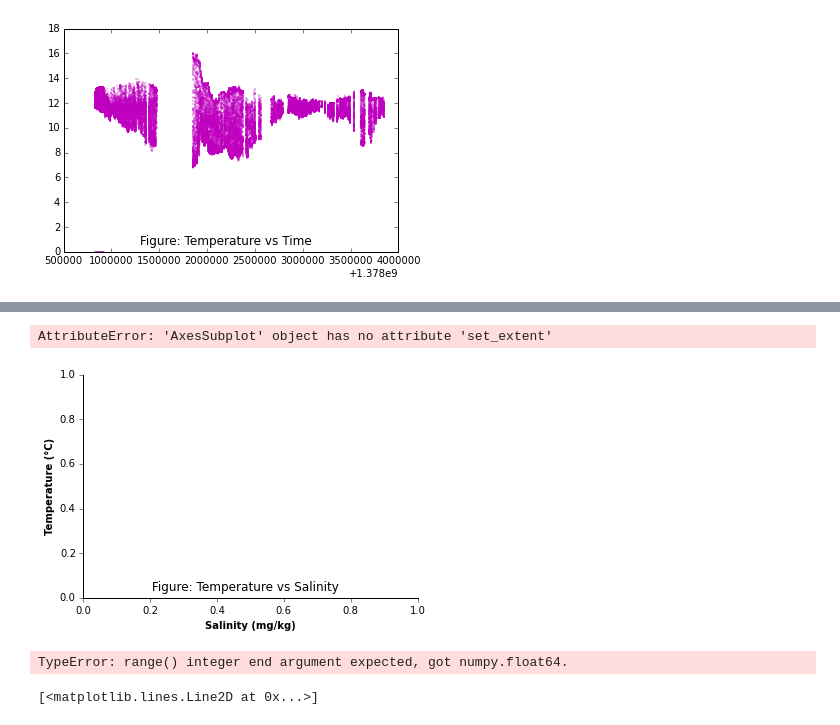
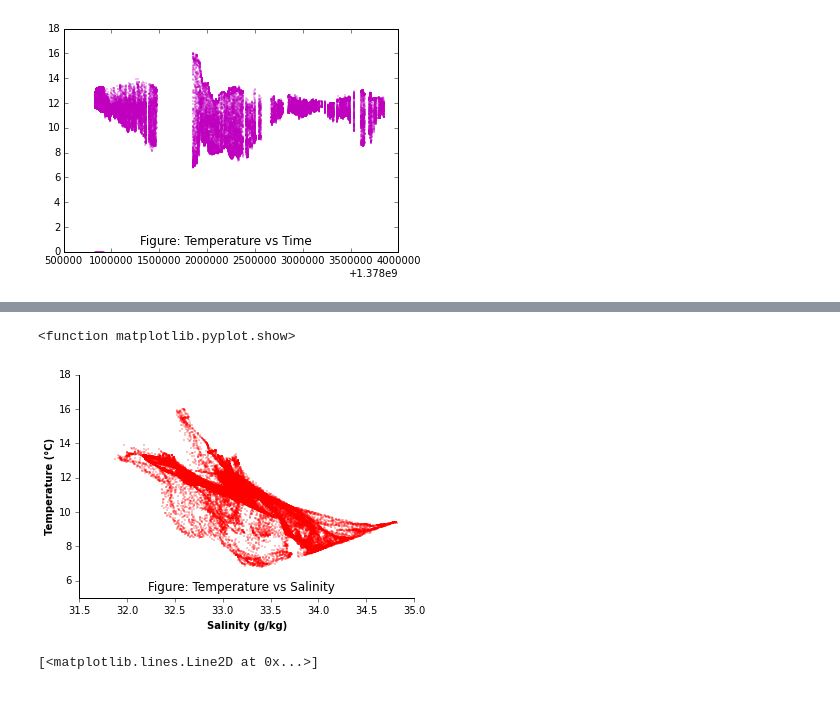
Before and after one commit to duncombe-noaa/system-test, a Jupyter notebook: Theme_4_Glider_Data_Visualization/Glider_Data/Glider_Data_Read.ipynb, the cells around one changed output, grey strips where cells are left out. Drawn from its saved outputs; the diff is of its cells as text; code cells hidden in the pictures.

```diff
--- a/Theme_4_Glider_Data_Visualization/Glider_Data/Glider_Data_Read.ipynb
+++ b/Theme_4_Glider_Data_Visualization/Glider_Data/Glider_Data_Read.ipynb
@@ -129,3 +130,9 @@ plt.show
 # %% [output]
 <function matplotlib.pyplot.show>
 [figure]
+# %%
+
+i=salt[:]>30
+x=salt[:]
+y=time[:]
+plt.plot(y[i],x[i])
@@ -132,45 +142,45 @@ plt.show
 # %%
 
 s=salt[:]
 t=temp[:]
-
+d=dens[:]
 
 fig=plt.figure()
 ax = fig.add_subplot(111)
 desc='Figure: Temperature vs Salinity'
 
 plt.figtext(0.5,0.15,desc,fontsize=12,ha='center')
 
 
 # Don't show top and right axis
 ax.spines["right"].set_visible(False)
 ax.spines["top"].set_visible(False)
 
-ax.set_xlabel('Salinity (mg/kg)', fontweight='bold')
+ax.set_xlabel('Salinity (g/kg)', fontweight='bold')
 ax.set_ylabel(u'Temperature (\u00b0C)', fontweight='bold')
 
 
 ax.tick_params(axis='both', direction='out')
 ax.get_xaxis().tick_bottom() # remove unneeded ticks
 ax.get_yaxis().tick_left()
 
-ax.([31.5, 35, 5, 18])
+plt.xlim(31.5,35)
+plt.ylim(5,18)
+# axis([31.5, 35, 5, 18])
 
-plt.plot(s[s>30],t[s>30], marker=r'.', color='r', markersize=1, clip_on=False, linewidth=0)
+# plt.plot(s[s>30],t[s>30], marker=r'.', color='r', markersize=1, clip_on=False, linewidth=0)
+x=s[s>30]; y=t[s>30]
+colors=d[s>30]
+
+plt.scatter(x,y, c=colors, s=area, cmap=plt.cm.hsv)
 plt.show
 
 # print type(salt)
 # print type(s)
 # t.data[2:100]
 # %% [output]
-AttributeError: 'AxesSubplot' object has no attribute 'set_extent'
+<function matplotlib.pyplot.show>
-[figure, old version]
+[figure, new version]
-# %%
-x=salt[i]
-y=time[i]
-plt.plot(y,x)
-# %% [output]
-TypeError: range() integer end argument expected, got numpy.float64.
 # %%
 x=lon
 y=lat
```
Also changed, not shown: parts of 2 cells of this notebook.
